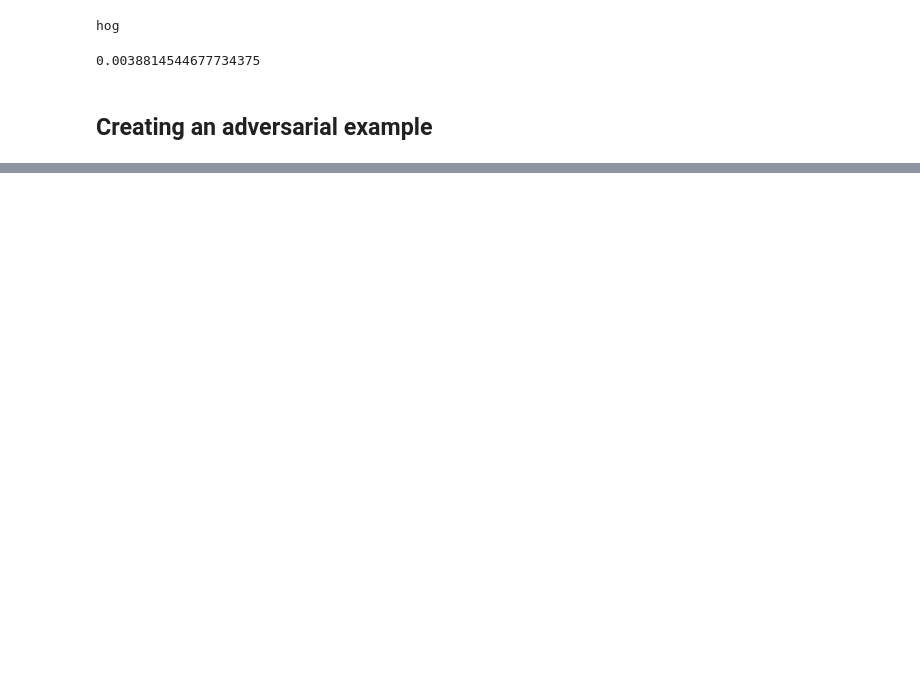
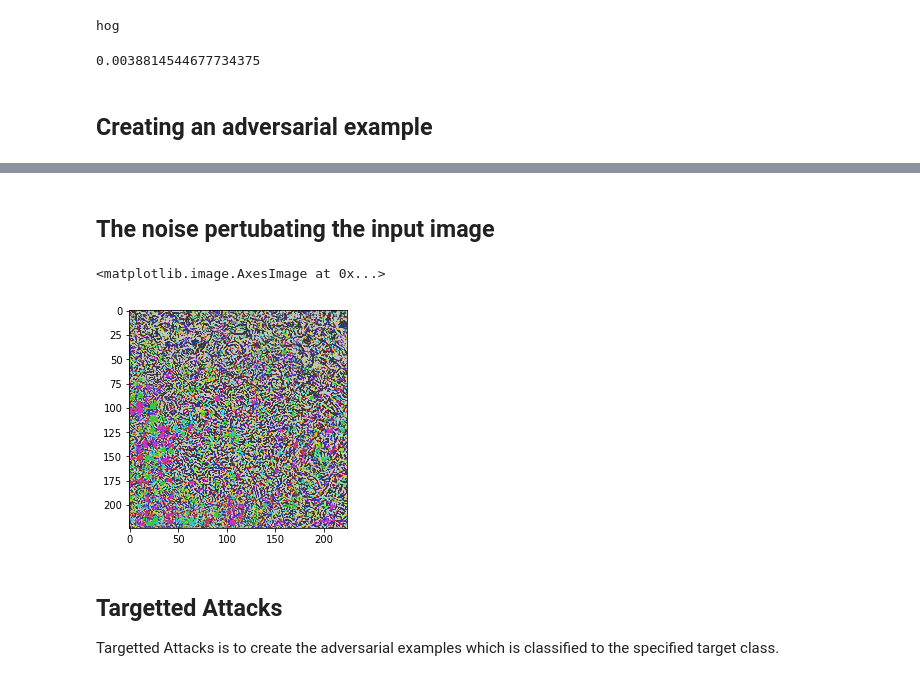
Before and after one commit to tanimutomo/tutorials, a Jupyter notebook: adversarial_robustness/introduction.ipynb, the cells around one changed output, grey strips where cells are left out. Drawn from its saved outputs; the diff is of its cells as text; code cells hidden in the pictures; blank space fills up the shorter version.

Commit message:
Update adversarial introduction

```diff
--- a/adversarial_robustness/introduction.ipynb
+++ b/adversarial_robustness/introduction.ipynb
@@ -52,0 +101,10 @@ print(nn.CrossEntropyLoss()(model(norm(pig_tensor)),torch.LongTensor([341])).ite
+# %% [markdown]
+## The noise pertubating the input image
+# %%
+plt.imshow((50*delta + 0.5)[0].detach().numpy().transpose(1, 2, 0))
+# %% [output]
+<matplotlib.image.AxesImage at 0x...>
+[figure, added]
+# %% [markdown]
+## Targetted Attacks
+Targetted Attacks is to create the adversarial examples which is classified to the specified target class.
```
Also changed, not shown: parts of 15 cells of this notebook.
